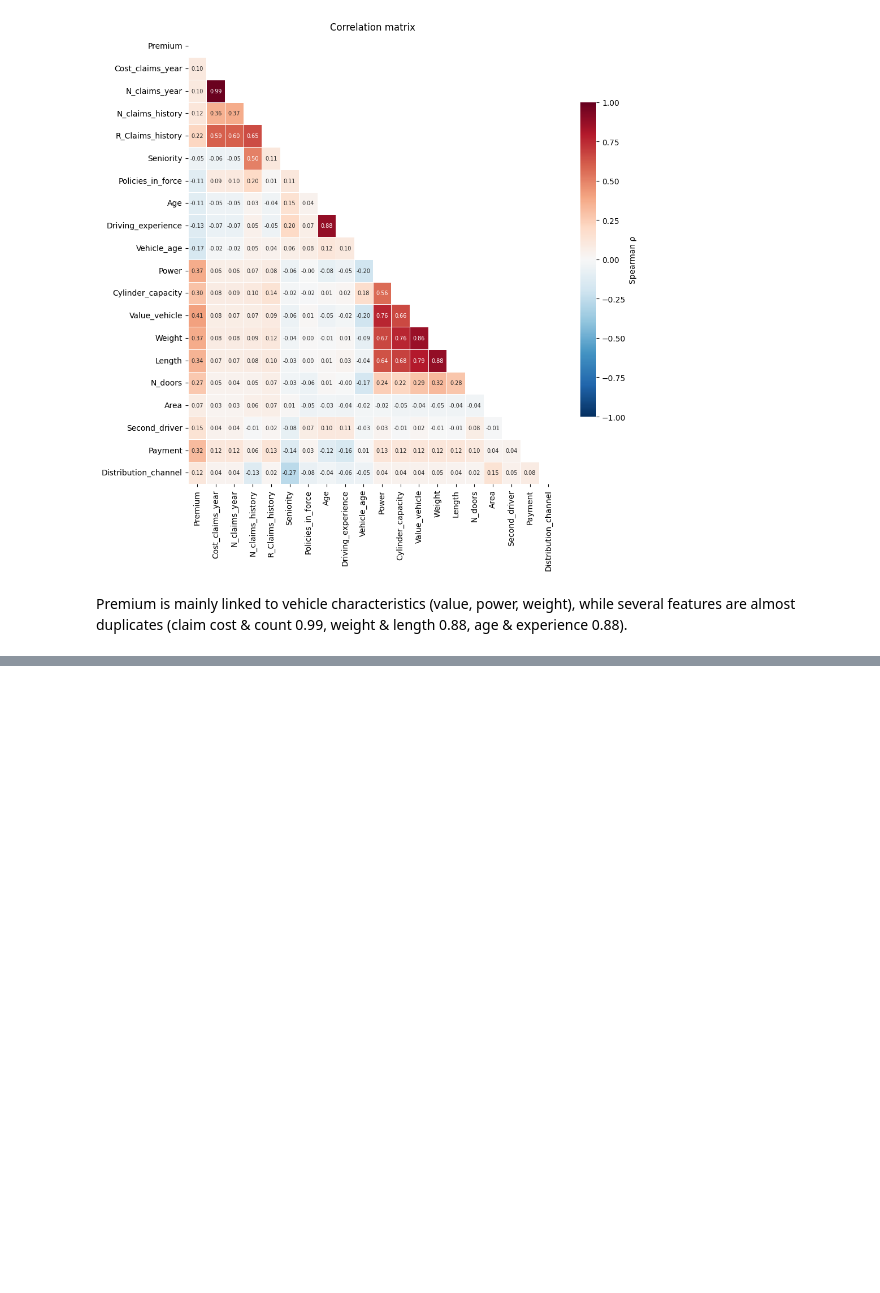
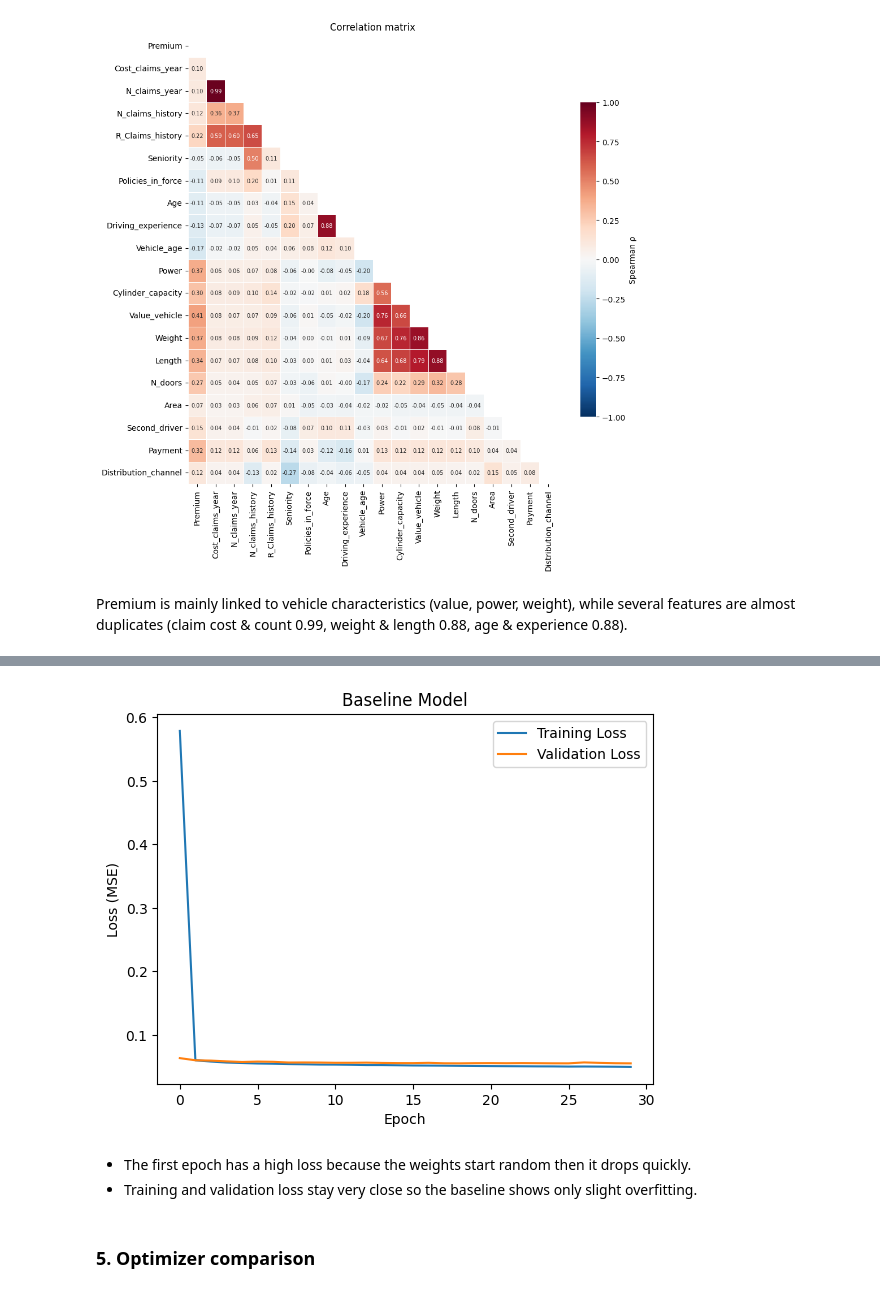
Before and after one commit to Aleenw/car-insurance-prediction, a Jupyter notebook: Deep_Learning_Project.ipynb, the cells around one changed output, grey strips where cells are left out. Cells and saved outputs as stored; diff of their text form; code cells hidden in the pictures; blank space fills up the shorter version.

Commit message:
Add premium prediction model

```diff
--- a/Deep_Learning_Project.ipynb
+++ b/Deep_Learning_Project.ipynb
@@ -405,0 +499,9 @@ Premium is mainly linked to vehicle characteristics (value, power, weight), whil
+# %%
+#scale features
+scaler = StandardScaler()
+X_train = scaler.fit_transform(X_train).astype('float32')
+X_val = scaler.transform(X_val).astype('float32')
+X_test = scaler.transform(X_test).astype('float32')
+
+n_inputs = X_train.shape[1]
+print("Number of inputs:", n_inputs)
@@ -405,0 +512,15 @@ Premium is mainly linked to vehicle characteristics (value, power, weight), whil
+# %%
+#baseline ANN
+def build_baseline_model():
+    model = keras.Sequential([
+        keras.layers.Dense(128, activation='relu', input_shape=(n_inputs,)),
+        keras.layers.Dense(64, activation='relu'),
+        keras.layers.Dense(1)   #one output: the premium
+    ])
+    model.compile(optimizer=keras.optimizers.SGD(learning_rate=0.01, momentum=0.9),
+                loss='mse', metrics=['mae'])
+    return model
+
+baseline_model = build_baseline_model()
+history = baseline_model.fit(X_train, y_train, epochs=30, batch_size=256,
+                             validation_data=(X_val, y_val))
@@ -405,0 +545,16 @@ Premium is mainly linked to vehicle characteristics (value, power, weight), whil
+# %%
+#plot training vs validation loss
+plt.plot(history.history['loss'], label='Training Loss')
+plt.plot(history.history['val_loss'], label='Validation Loss')
+plt.xlabel('Epoch')
+plt.ylabel('Loss (MSE)')
+plt.title('Baseline Model')
+plt.legend()
+plt.show()
+# %% [output]
+[figure, added]
+# %% [markdown]
+- The first epoch has a high loss because the weights start random then it drops quickly.
+- Training and validation loss stay very close so the baseline shows only slight overfitting.
+# %% [markdown]
+### 5. Optimizer comparison
```
Also changed, not shown: parts of 44 cells of this notebook, 4 other files.
